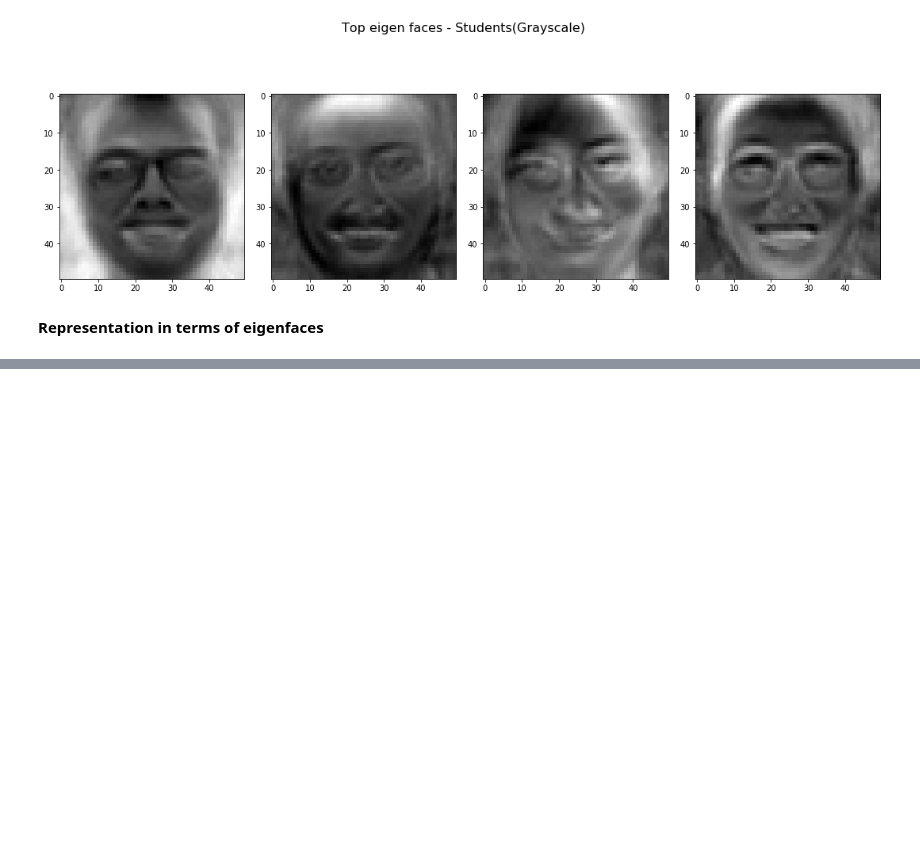
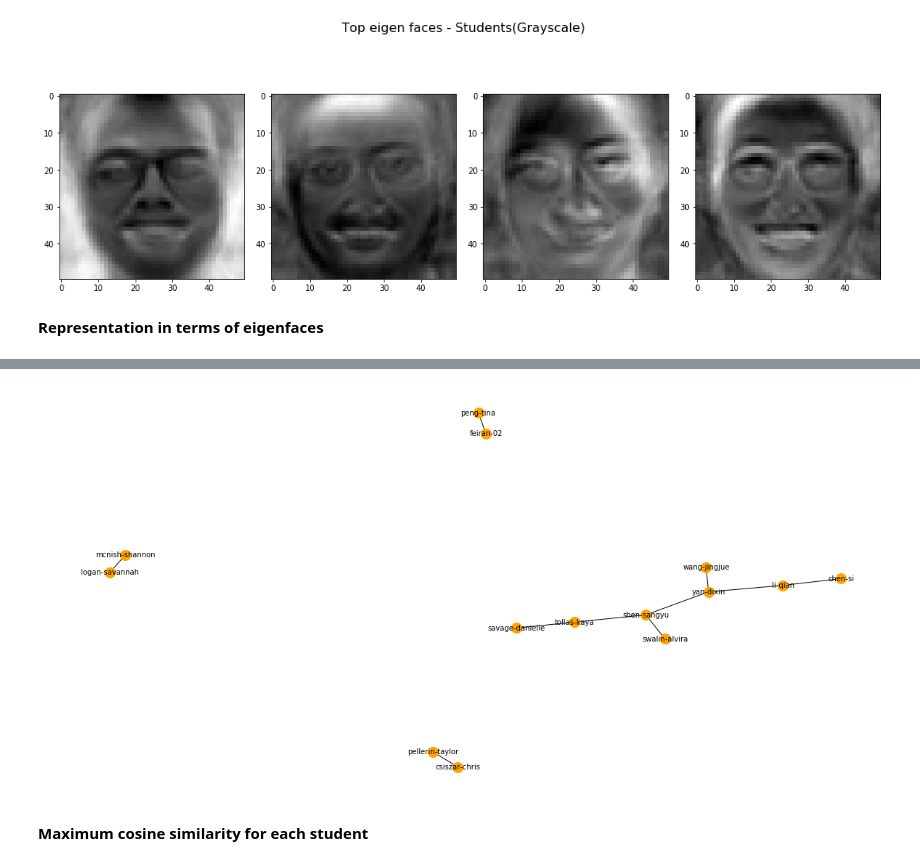
Before and after one commit to shik3519/machine-learning, a Jupyter notebook: eigen-faces/eigen-faces.ipynb, the cells around one changed output, grey strips where cells are left out. Saved outputs shown, nothing was run; the diff lists cells and outputs as text; code cells hidden in the pictures; blank space fills up the shorter version.

```diff
--- a/eigen-faces/eigen-faces.ipynb
+++ b/eigen-faces/eigen-faces.ipynb
@@ -788,0 +812,4 @@ links.head()
+# %%
+# apply a threshold on cosine similarity to find the faces which are most similar
+links_filtered = links.loc[(links['cosine'] > 0.80)
+                           & (links['student1'] != links['student2'])]
@@ -789 +839,18 @@ links.head()
+# %%
+# visualizing the network
+fig, axes = plt.subplots(1, 1, figsize=(20, 10))
+nx.draw(
+    G,
+    with_labels=True,
+    node_color='orange',
+    node_size=200,
+    edge_color='black',
+    linewidths=1,
+    font_size=10,
+    ax=axes,
+    pos=nx.fruchterman_reingold_layout(G))
+# %% [output]
+[figure, added]
+# %% [markdown]
+**Maximum cosine similarity for each student**
 # %%
```
Also changed, not shown: parts of 75 cells of this notebook.
